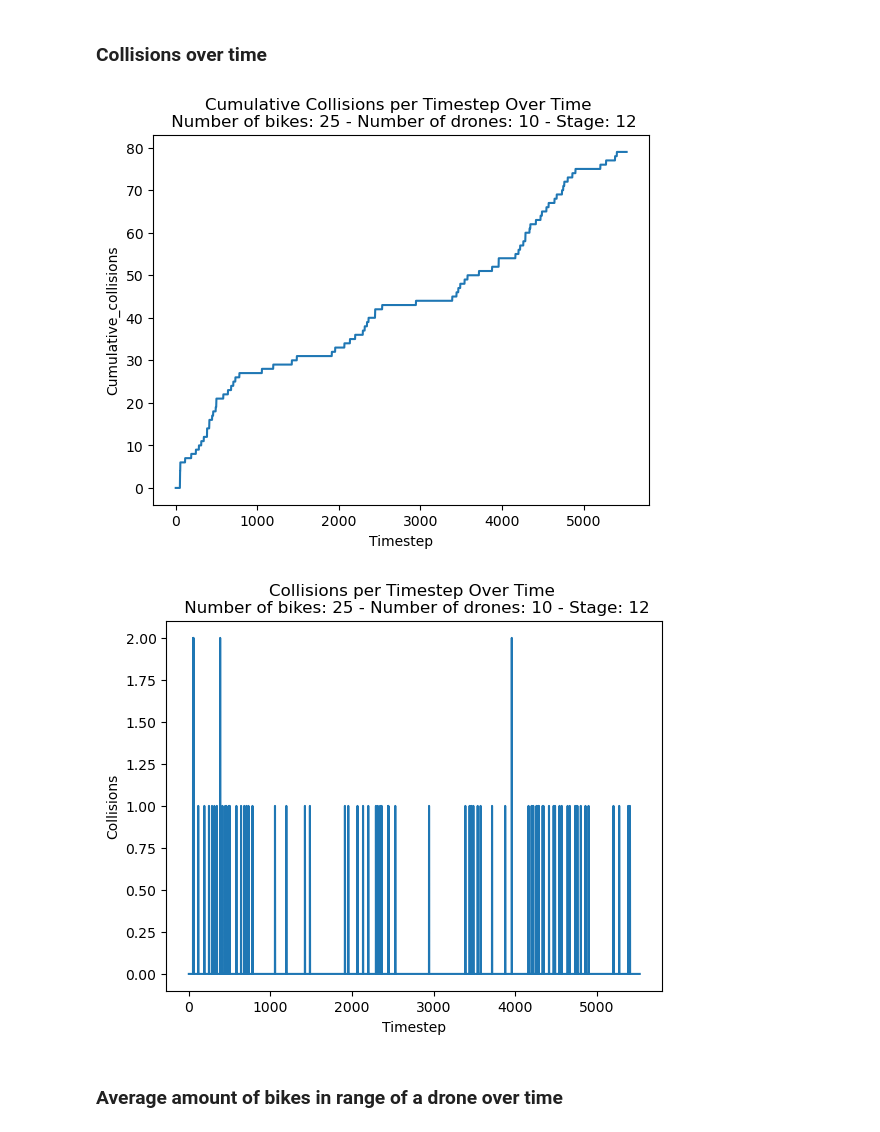
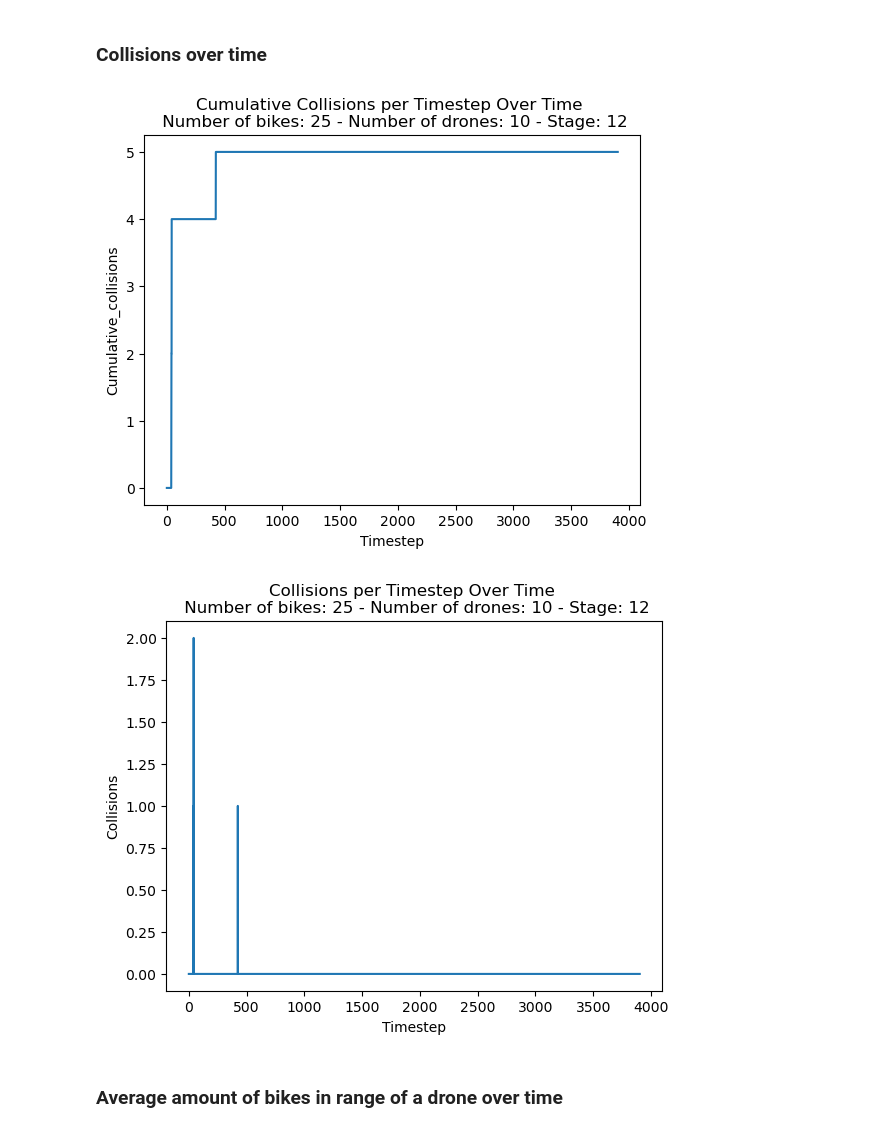
Before and after one commit to borchand/master-thesis, a Jupyter notebook: data-visualization/data.ipynb, the cells around one changed output. Drawn from its saved outputs; the diff is of its cells as text; code cells hidden in the pictures.

```diff
--- a/data-visualization/data.ipynb
+++ b/data-visualization/data.ipynb
@@ -141,7 +144,7 @@ for i in range(1, runs):
 # %% [markdown]
 #### Average distance from drone to nearest bike
 # %%
-for i in range(1, runs):
+for i in range(1, runs+1):
     df = pd.read_csv(f"data/drone/run_{i}.csv")
     avg_dist = df.groupby("Timestep")["min_distance"].agg(["mean", "min", "max"]).reset_index()
 
@@ -163,7 +166,7 @@ for i in range(1, runs):
 # %% [markdown]
 #### Average distance from bike to nearest drone
 # %%
-for i in range(1, runs):
+for i in range(1, runs+1):
     df = pd.read_csv(f"data/bike/run_{i}.csv")
     avg_dist = df.groupby("Timestep")["min_distance"].agg(["mean", "min", "max"]).reset_index()
 
@@ -185,7 +188,7 @@ for i in range(1, runs):
 # %% [markdown]
 ### Percentage of bikes in range of a drone
 # %%
-for i in range(1, runs):
+for i in range(1, runs+1):
     df = pd.read_csv(f"data/bike/run_{i}.csv")
     percentage_per_time = (
         df.groupby("Timestep")["nearby_drones"]
@@ -204,7 +207,7 @@ for i in range(1, runs):
 # %% [markdown]
 ### Collisions over time
 # %%
-for i in range(1, runs):
+for i in range(1, runs+1):
     df = pd.read_csv(f"data/drone/run_{i}.csv")
     collisions_at_time = df.groupby("Timestep")["Collisions"].sum().reset_index()
 
@@ -219,21 +222,21 @@ for i in range(1, runs):
     plt.title(f"Cumulative Collisions per Timestep Over Time \n Number of bikes: {info_dict[i]['bikes']} - Number of drones: {info_dict[i]['drones']} - Stage: {info_dict[i]['stage']}")
     plt.show()
 # %% [output]
-[figure, old version]
+[figure, new version]
 # %%
-for i in range(1, runs):
+for i in range(1, runs+1):
     df = pd.read_csv(f"data/drone/run_{i}.csv")
     collisions_at_time = df.groupby("Timestep")["Collisions"].sum().reset_index()
 
     #Each drone in a collision detects it, so we divide by 2
     collisions_at_time["Collisions"] = collisions_at_time["Collisions"] / 2
 
     sns.lineplot(data=collisions_at_time, x="Timestep", y="Collisions")
 
     plt.title(f"Collisions per Timestep Over Time \n Number of bikes: {info_dict[i]['bikes']} - Number of drones: {info_dict[i]['drones']} - Stage: {info_dict[i]['stage']}")
     plt.show()
 # %% [output]
-[figure, old version]
+[figure, new version]
 # %% [markdown]
 ### Average amount of bikes in range of a drone over time
 # %%
```
Also changed, not shown: parts of 7 cells of this notebook, 1 other file.
